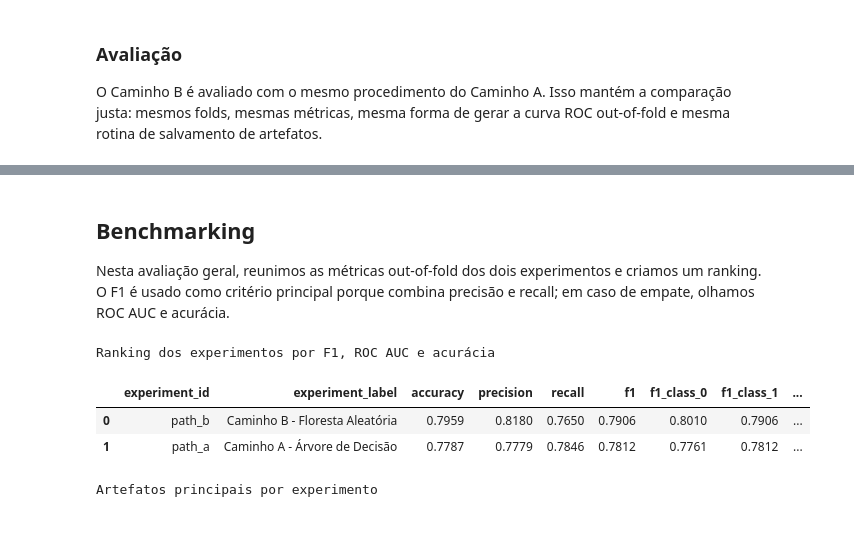
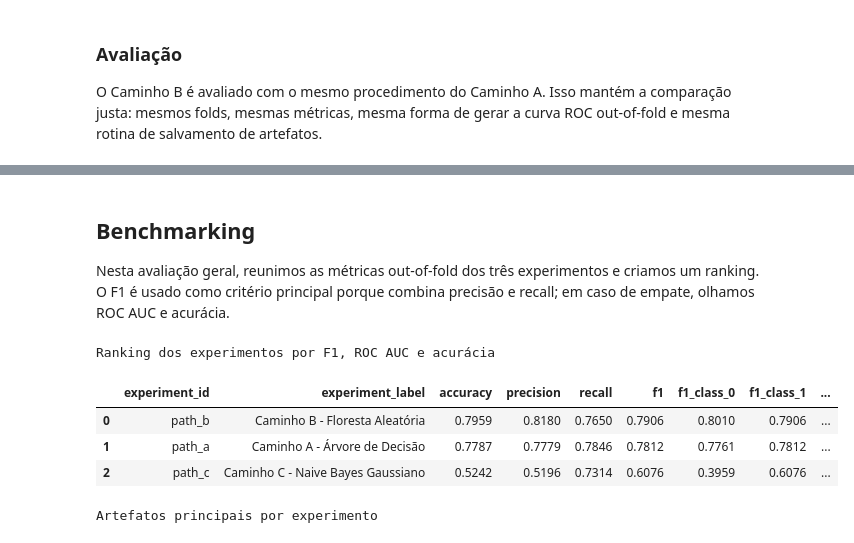
Before and after one commit to gabrafo/MineracaoDeDados, a Jupyter notebook: notebooks/notebook.ipynb, the cells around one changed output, grey strips where cells are left out. Drawn from its saved outputs; the diff is of its cells as text; code cells hidden in the pictures.

Commit message:
feat: add Path C (gaussiannb)

```diff
--- a/notebooks/notebook.ipynb
+++ b/notebooks/notebook.ipynb
@@ -946,0 +959,7 @@ Artefatos salvos para Caminho B - Floresta Aleatória
+# %%
+gaussian_nb_preprocessing_pipeline = clone(preprocessing_pipeline).set_params(
+    columns__cat__encoder__sparse_output=False,
+)
+
+print("Pipeline de pré-processamento alternativa para GaussianNB")
+gaussian_nb_preprocessing_pipeline
@@ -946,0 +989,11 @@ Artefatos salvos para Caminho B - Floresta Aleatória
+# %%
+path_c_estimator = GaussianNB()
+path_c_pipeline = Pipeline(
+    steps=[
+        ("preprocess", clone(gaussian_nb_preprocessing_pipeline)),
+        ("model", path_c_estimator),
+    ]
+)
+
+print("Pipeline do Caminho C")
+path_c_pipeline
@@ -947,7 +1153,7 @@ Artefatos salvos para Caminho B - Floresta Aleatória
 # %% [markdown]
 ## Benchmarking
 
-Nesta avaliação geral, reunimos as métricas out-of-fold dos dois experimentos e criamos um ranking. O F1 é usado como critério principal porque combina precisão e recall; em caso de empate, olhamos ROC AUC e acurácia.
+Nesta avaliação geral, reunimos as métricas out-of-fold dos três experimentos e criamos um ranking. O F1 é usado como critério principal porque combina precisão e recall; em caso de empate, olhamos ROC AUC e acurácia.
 # %%
 def benchmark_row(result):
     """Transforma a tabela de métricas de um experimento em uma linha para ranking."""
@@ -962,36 +1168,39 @@ def benchmark_row(result):
     }
 
 
-benchmark = pd.DataFrame([benchmark_row(path_a_results), benchmark_row(path_b_results)])
+benchmark = pd.DataFrame(
+    [benchmark_row(path_a_results), benchmark_row(path_b_results), benchmark_row(path_c_results)]
+)
 benchmark = benchmark.sort_values(
     by=["f1", "roc_auc", "accuracy"],
     ascending=False,
 ).reset_index(drop=True)
 
 print("Ranking dos experimentos por F1, ROC AUC e acurácia")
 display(
     benchmark[
         [
             "experiment_id",
             "experiment_label",
             "accuracy",
             "precision",
             "recall",
             "f1",
             "f1_class_0",
             "f1_class_1",
             "roc_auc",
         ]
     ].round(4)
 )
 
 print("Artefatos principais por experimento")
 display(benchmark[["experiment_id", "model_artifact", "metrics_artifact", "roc_artifact"]])
 # %% [output]
 Ranking dos experimentos por F1, ROC AUC e acurácia
 |  | experiment_id | experiment_label | accuracy | precision | recall | f1 | f1_class_0 | f1_class_1 | ... |
 | 0 | path_b | Caminho B - Floresta Aleatória | 0.7959 | 0.8180 | 0.7650 | 0.7906 | 0.8010 | 0.7906 | ... |
 | 1 | path_a | Caminho A - Árvore de Decisão | 0.7787 | 0.7779 | 0.7846 | 0.7812 | 0.7761 | 0.7812 | ... |
+| 2 | path_c | Caminho C - Naive Bayes Gaussiano | 0.5242 | 0.5196 | 0.7314 | 0.6076 | 0.3959 | 0.6076 | ... |
 Artefatos principais por experimento
 |  | experiment_id | model_artifact | metrics_artifact | roc_artifact |
 | 0 | path_b | /home/gabrafo/Projetos/MineracaoD... | /home/gabrafo/Projetos/MineracaoD... | /home/gabrafo/Projetos/MineracaoD... |
```
Also changed, not shown: parts of 14 cells of this notebook, 16 other files.
